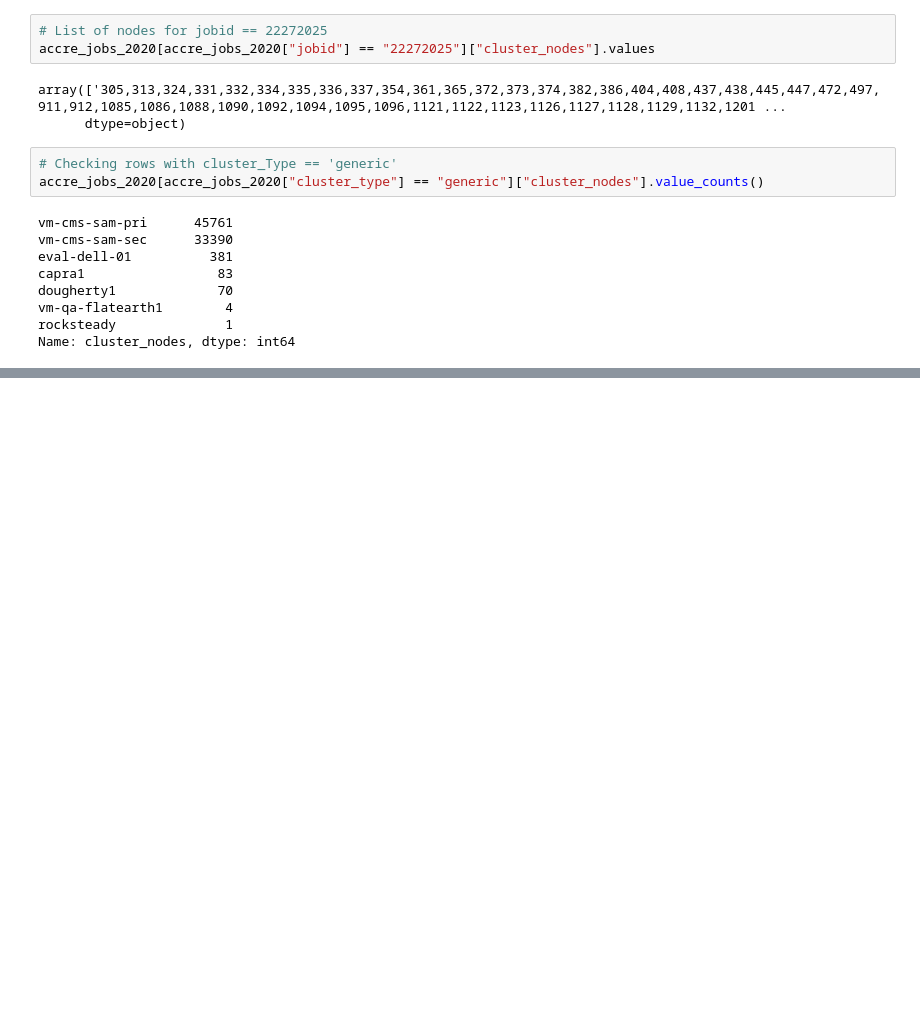
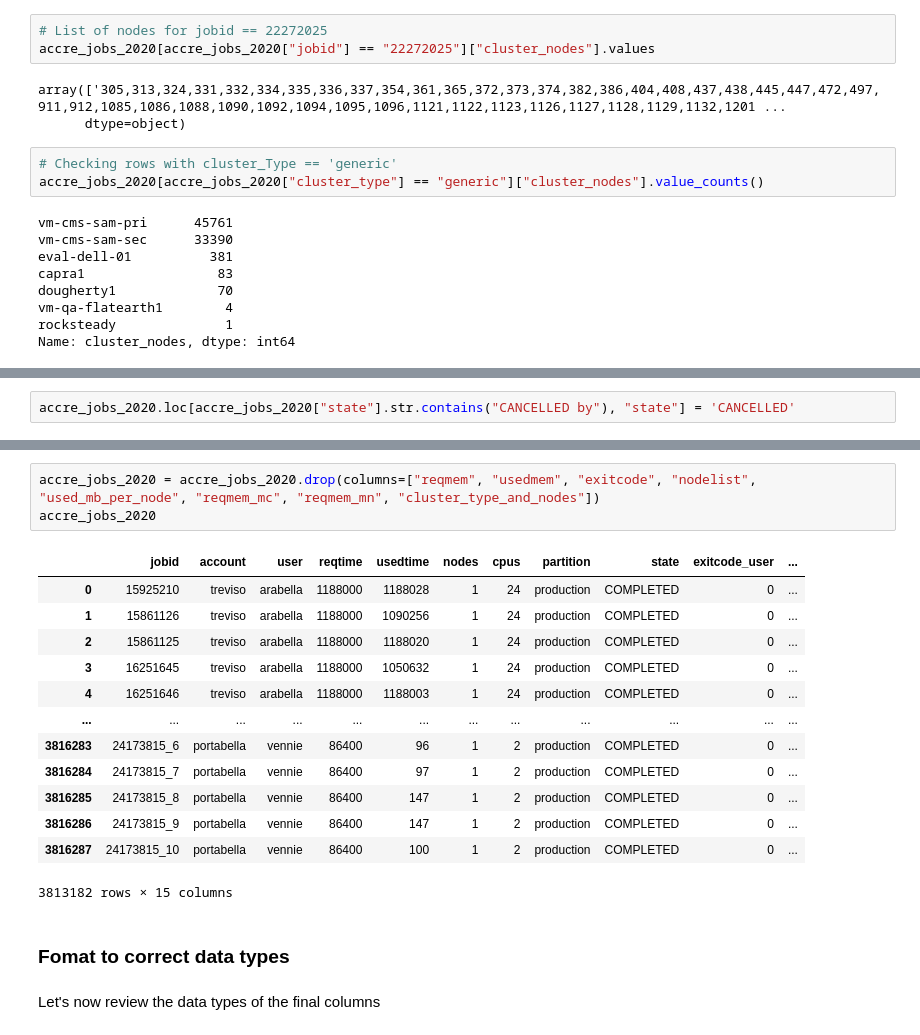
Before and after one commit to nss-data-science-cohort-4/dq2-accre-amd, a Jupyter notebook: notebooks/accre_jobs_2020.ipynb, the cells around one changed output, grey strips where cells are left out. Cells and saved outputs as stored; diff of their text form; blank space fills up the shorter version.

```diff
--- a/notebooks/accre_jobs_2020.ipynb
+++ b/notebooks/accre_jobs_2020.ipynb
@@ -615,0 +529,2 @@ Name: cluster_nodes, dtype: int64
+# %%
+accre_jobs_2020.loc[accre_jobs_2020["state"].str.contains("CANCELLED by"), "state"] = 'CANCELLED'
@@ -615,0 +574,21 @@ Name: cluster_nodes, dtype: int64
+# %%
+accre_jobs_2020 = accre_jobs_2020.drop(columns=["reqmem", "usedmem", "exitcode", "nodelist", "used_mb_per_node", "reqmem_mc", "reqmem_mn", "cluster_type_and_nodes"])
+accre_jobs_2020
+# %% [output]
+|  | jobid | account | user | reqtime | usedtime | nodes | cpus | partition | state | exitcode_user | ... |
+| 0 | 15925210 | treviso | arabella | 1188000 | 1188028 | 1 | 24 | production | COMPLETED | 0 | ... |
+| 1 | 15861126 | treviso | arabella | 1188000 | 1090256 | 1 | 24 | production | COMPLETED | 0 | ... |
+| 2 | 15861125 | treviso | arabella | 1188000 | 1188020 | 1 | 24 | production | COMPLETED | 0 | ... |
+| 3 | 16251645 | treviso | arabella | 1188000 | 1050632 | 1 | 24 | production | COMPLETED | 0 | ... |
+| 4 | 16251646 | treviso | arabella | 1188000 | 1188003 | 1 | 24 | production | COMPLETED | 0 | ... |
+| ... | ... | ... | ... | ... | ... | ... | ... | ... | ... | ... | ... |
+| 3816283 | 24173815_6 | portabella | vennie | 86400 | 96 | 1 | 2 | production | COMPLETED | 0 | ... |
+| 3816284 | 24173815_7 | portabella | vennie | 86400 | 97 | 1 | 2 | production | COMPLETED | 0 | ... |
+| 3816285 | 24173815_8 | portabella | vennie | 86400 | 147 | 1 | 2 | production | COMPLETED | 0 | ... |
+| 3816286 | 24173815_9 | portabella | vennie | 86400 | 147 | 1 | 2 | production | COMPLETED | 0 | ... |
+| 3816287 | 24173815_10 | portabella | vennie | 86400 | 100 | 1 | 2 | production | COMPLETED | 0 | ... |
+3813182 rows × 15 columns
+# %% [markdown]
+### Fomat to correct data types
+# %% [markdown]
+Let's now review the data types of the final columns
```
Also changed, not shown: parts of 56 cells of this notebook.
